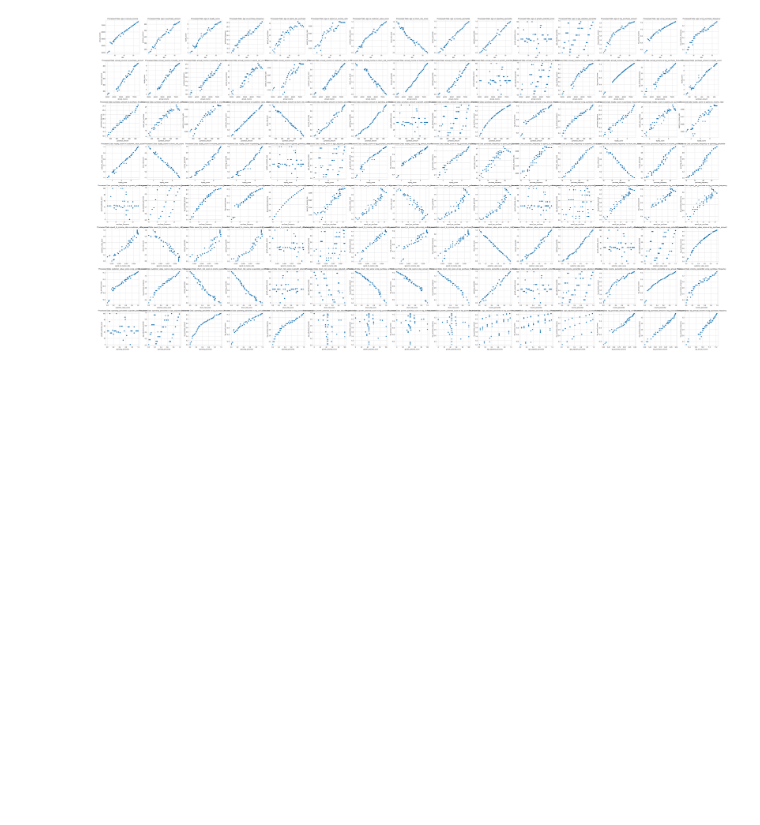
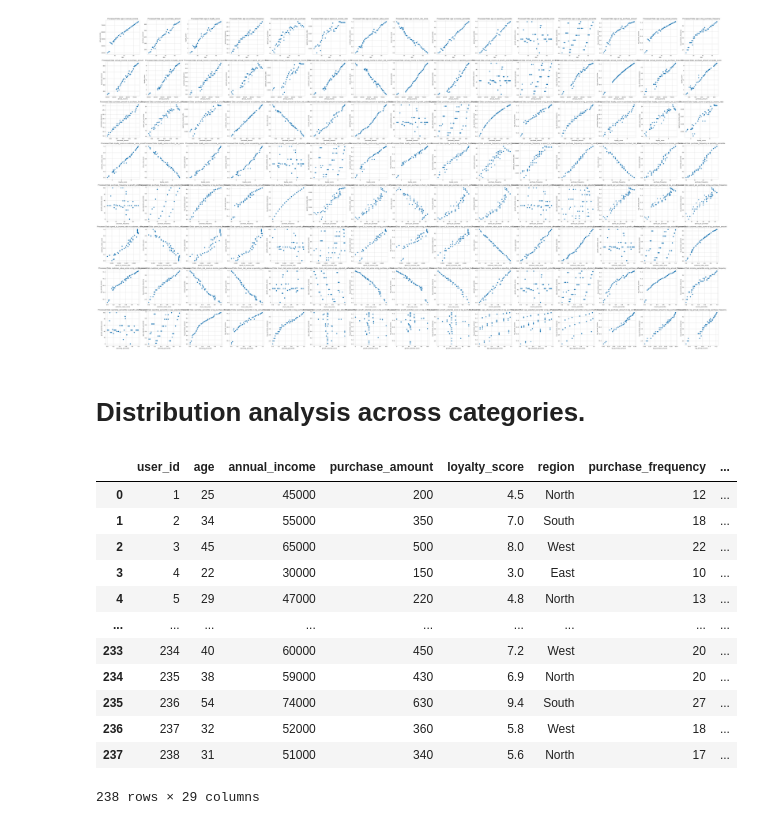
Before and after one commit to elioc1341/customer_purchasing_behaviour, a Jupyter notebook: eda/model_examination.ipynb, the cells around one changed output. Drawn from its saved outputs; the diff is of its cells as text; code cells hidden in the pictures; blank space fills up the shorter version.

```diff
--- a/eda/model_examination.ipynb
+++ b/eda/model_examination.ipynb
@@ -422,3 +422,21 @@ feature_names = df_feat_eng_num.columns
 plot_feature_pairs(df_feat_eng, feature_names, title_prefix='Processed Data: ')
 # %% [output]
 [figure]
+# %% [markdown]
+# Distribution analysis across categories.
+# %%
+df_feat_eng
+# %% [output]
+|  | user_id | age | annual_income | purchase_amount | loyalty_score | region | purchase_frequency | ... |
+| 0 | 1 | 25 | 45000 | 200 | 4.5 | North | 12 | ... |
+| 1 | 2 | 34 | 55000 | 350 | 7.0 | South | 18 | ... |
+| 2 | 3 | 45 | 65000 | 500 | 8.0 | West | 22 | ... |
+| 3 | 4 | 22 | 30000 | 150 | 3.0 | East | 10 | ... |
+| 4 | 5 | 29 | 47000 | 220 | 4.8 | North | 13 | ... |
+| ... | ... | ... | ... | ... | ... | ... | ... | ... |
+| 233 | 234 | 40 | 60000 | 450 | 7.2 | West | 20 | ... |
+| 234 | 235 | 38 | 59000 | 430 | 6.9 | North | 20 | ... |
+| 235 | 236 | 54 | 74000 | 630 | 9.4 | South | 27 | ... |
+| 236 | 237 | 32 | 52000 | 360 | 5.8 | West | 18 | ... |
+| 237 | 238 | 31 | 51000 | 340 | 5.6 | North | 17 | ... |
+238 rows × 29 columns
```
Also changed, not shown: parts of 8 cells of this notebook.
